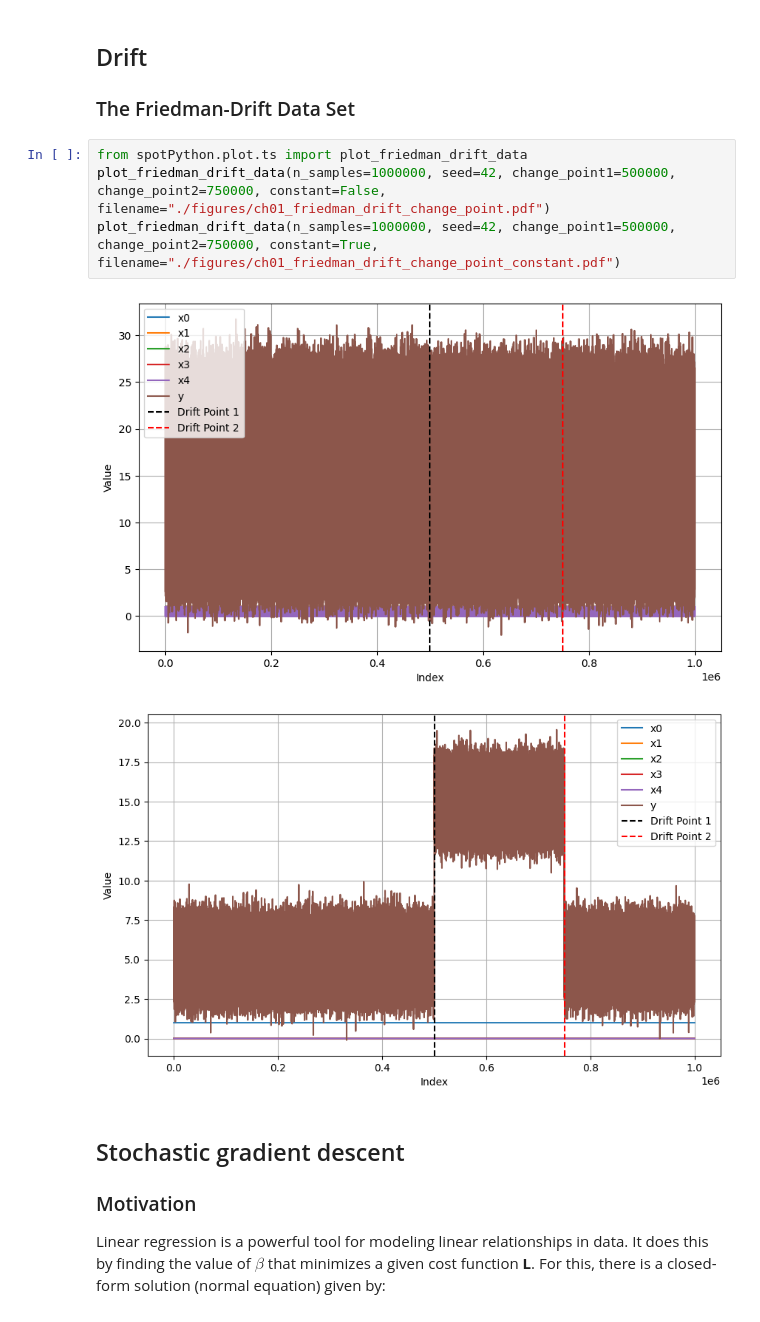
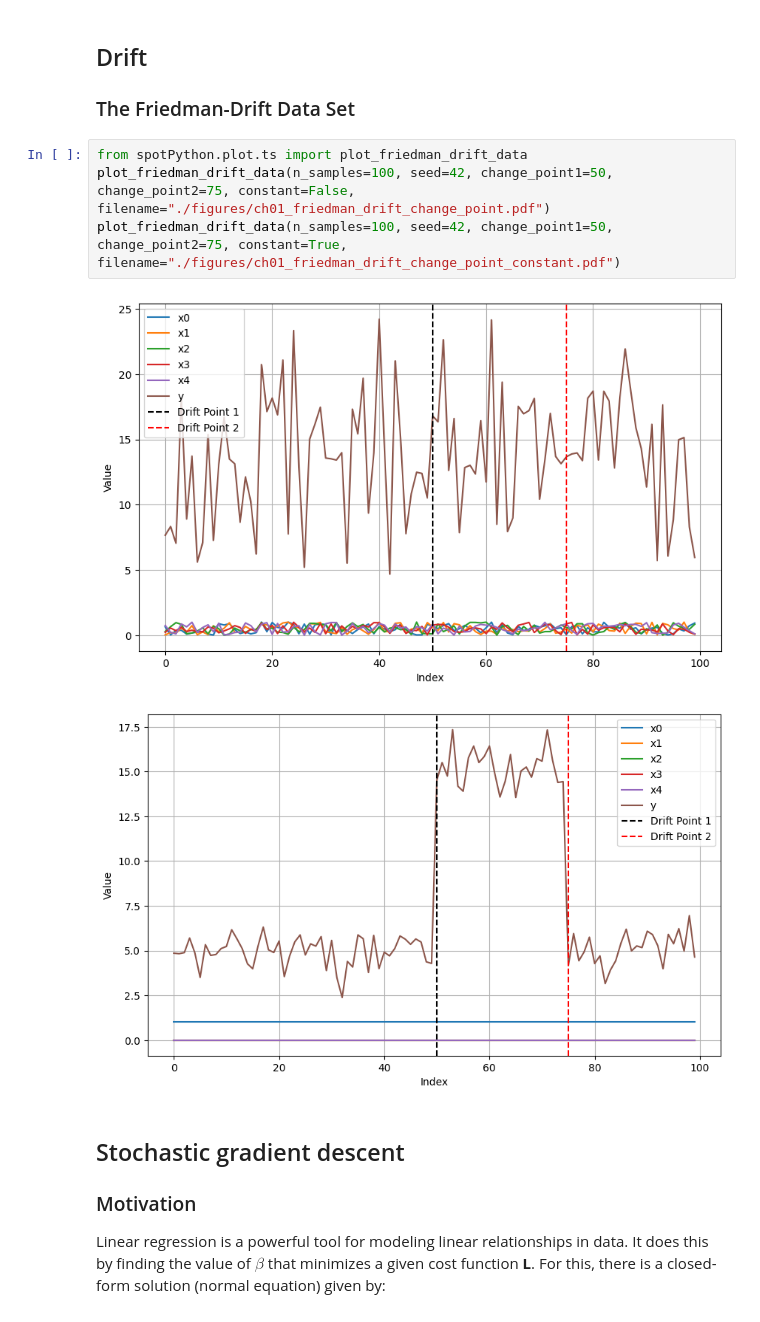
Before and after one commit to sn-code-inside/online-machine-learning, a Jupyter notebook: ch01.ipynb, the cells around one changed output. Drawn from its saved outputs; the diff is of its cells as text.

```diff
--- a/ch01.ipynb
+++ b/ch01.ipynb
@@ -16,11 +16,11 @@ This software is provided "as is" without warranty of any kind, either express o
 ### The Friedman-Drift Data Set
 # %%
 from spotPython.plot.ts import plot_friedman_drift_data
-plot_friedman_drift_data(n_samples=1000000, seed=42, change_point1=500000, change_point2=750000, constant=False, filename="./figures/ch01_friedman_drift_change_point.pdf")
-plot_friedman_drift_data(n_samples=1000000, seed=42, change_point1=500000, change_point2=750000, constant=True, filename="./figures/ch01_friedman_drift_change_point_constant.pdf")
+plot_friedman_drift_data(n_samples=100, seed=42, change_point1=50, change_point2=75, constant=False, filename="./figures/ch01_friedman_drift_change_point.pdf")
+plot_friedman_drift_data(n_samples=100, seed=42, change_point1=50, change_point2=75, constant=True, filename="./figures/ch01_friedman_drift_change_point_constant.pdf")
 # %% [output]
-[figure, old version]
+[figure, new version]
-[figure, old version]
+[figure, new version]
 # %% [markdown]
 ## Stochastic gradient descent
 
```
Also changed, not shown: parts of 5 cells of this notebook.
